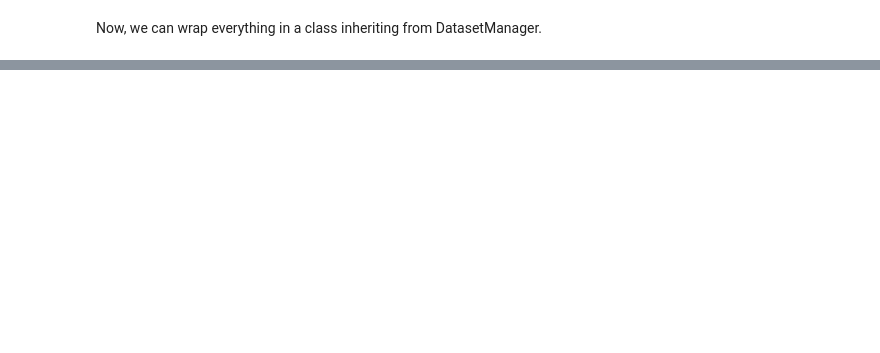
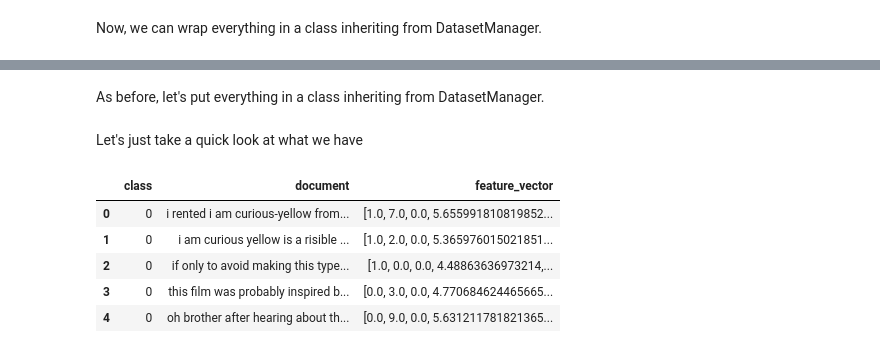
Before and after one commit to QuentinFISCH/nlp1-lab2, a Jupyter notebook: lab03/lab03.ipynb, the cells around one changed output, grey strips where cells are left out. Drawn from its saved outputs; the diff is of its cells as text; code cells hidden in the pictures; blank space fills up the shorter version.

```diff
--- a/lab03/lab03.ipynb
+++ b/lab03/lab03.ipynb
@@ -1216,0 +1096,22 @@ We get the same results as before, so we can be sure that the classifier is work
+# %%
+lexicon = pd.read_csv("vader_lexicon.txt", sep="\t", names=['Token', "Score", "Std", "Vector"]).drop(columns=["Std", "Vector"]).set_index("Token").to_dict()["Score"]
+
+def features_vector(doc: str, threshold: int = 1) -> pd.DataFrame:
+    text = list(filter(lambda s : s != '', doc.split()))
+
+    no_present = int('no' in text)
+    pronouns_count = sum([word in ['i', 'you'] for word in text])
+    exclamation_present = int('!' in text)
+    log_word_count = np.log(len(text))
+    sentiment_array = np.vectorize(lambda x: lexicon.get(x, 0.0))(text)
+    positive_count = np.sum(sentiment_array >= threshold)
+    negative_count = np.sum(sentiment_array <= -threshold)
+
+    arr = np.array([
+        no_present,
+        pronouns_count,
+        exclamation_present,
+        log_word_count,
+        positive_count,
+        negative_count])
+    return arr
@@ -1216,0 +1142,2 @@ We get the same results as before, so we can be sure that the classifier is work
+# %% [markdown]
+As before, let's put everything in a class inheriting from DatasetManager.
@@ -1216,0 +1269,18 @@ We get the same results as before, so we can be sure that the classifier is work
+# %%
+imdb_dataset_numpy = IMDBDatasetNumpy(dataset)
+lexicon = pd.read_csv("vader_lexicon.txt", sep="\t", names=['Token', "Score", "Std", "Vector"]).drop(columns=["Std", "Vector"]).set_index("Token")
+imdb_dataset_numpy.add_lexicon(lexicon)
+imdb_dataset_numpy.train = imdb_dataset_numpy.generate_features(imdb_dataset_numpy.train.copy())
+imdb_dataset_numpy.test = imdb_dataset_numpy.generate_features(imdb_dataset_numpy.test.copy())
+imdb_dataset_numpy.convert_to_pandas()
+# %% [markdown]
+Let's just take a quick look at what we have
+# %%
+imdb_dataset_numpy.train[:5]
+# %% [output]
+|  | class | document | feature_vector |
+| 0 | 0 | i rented i am curious-yellow from... | [1.0, 7.0, 0.0, 5.655991810819852... |
+| 1 | 0 | i am curious yellow is a risible ... | [1.0, 2.0, 0.0, 5.365976015021851... |
+| 2 | 0 | if only to avoid making this type... | [1.0, 0.0, 0.0, 4.48863636973214,... |
+| 3 | 0 | this film was probably inspired b... | [0.0, 3.0, 0.0, 4.770684624465665... |
+| 4 | 0 | oh brother after hearing about th... | [0.0, 9.0, 0.0, 5.631211781821365... |
```
Also changed, not shown: parts of 65 cells of this notebook.
